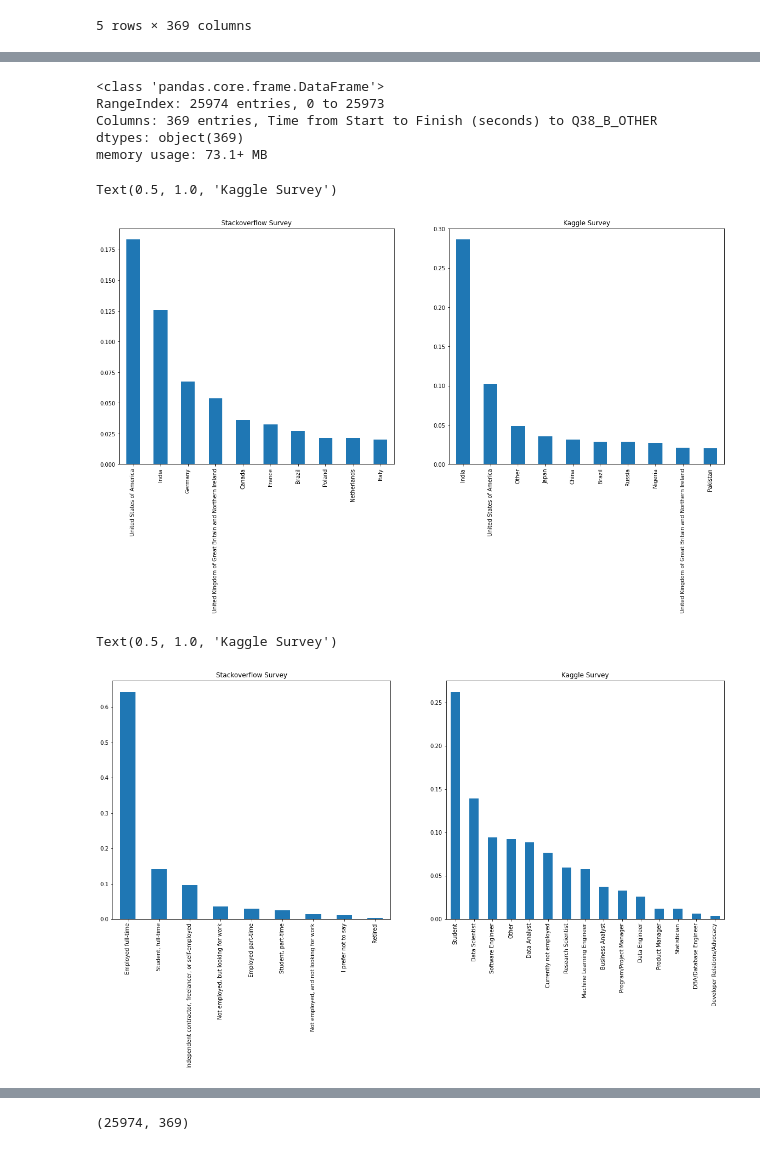
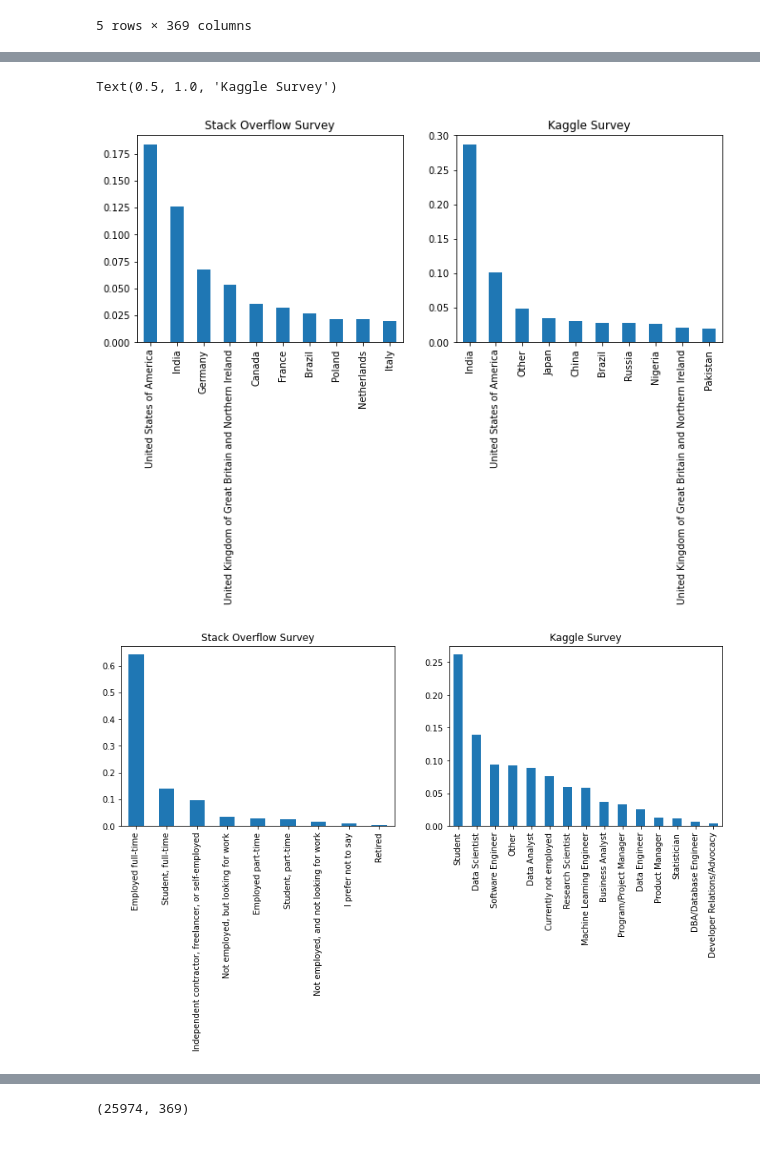
Before and after one commit to JosephArcila/Differences-from-Top-Data-Scientists, a Jupyter notebook: Untitled.ipynb, the cells around one changed output, grey strips where cells are left out. Drawn from its saved outputs; the diff is of its cells as text; code cells hidden in the pictures.

```diff
--- a/Untitled.ipynb
+++ b/Untitled.ipynb
@@ -33,5 +28,5 @@ from matplotlib import rcParams
 import seaborn as sns
 warnings.simplefilter(action="ignore", category=FutureWarning)
 # %%
-stackover = pd.read_csv('datasets/stackover_anudevsurv_2021/survey_results_public.csv')
-stackover_schema = pd.read_csv('datasets/stackover_anudevsurv_2021/survey_results_schema.csv')
+so = pd.read_csv('datasets/stackover_anudevsurv_2021/survey_results_public.csv')
+so_schema = pd.read_csv('datasets/stackover_anudevsurv_2021/survey_results_schema.csv')
@@ -124,42 +73,32 @@ missing_data
-# %%
-kaggle.info()
-# %% [output]
-<class 'pandas.core.frame.DataFrame'>
-RangeIndex: 25974 entries, 0 to 25973
-Columns: 369 entries, Time from Start to Finish (seconds) to Q38_B_OTHER
-dtypes: object(369)
-memory usage: 73.1+ MB
 # %%
-fig, (ax1, ax2) = plt.subplots(1,2, figsize=(20,8))
+fig, (ax1, ax2) = plt.subplots(1,2, figsize=(11,4))
 
 plt.subplot(1, 2, 1)
-count_vals = stackover['Country'].value_counts()
-(count_vals[:10]/stackover.shape[0]).plot(kind="bar", ax=ax1);
-ax1.set_title('Stackoverflow Survey')
-
+count_vals = so['Country'].value_counts()
+(count_vals[:10]/so.shape[0]).plot(kind="bar", ax=ax1);
+ax1.set_title('Stack Overflow Survey')
 
 plt.subplot(1, 2, 2)
 count_vals = kaggle['Q3'].value_counts()
 (count_vals[:10]/kaggle.shape[0]).plot(kind="bar", ax=ax2);
 ax2.set_title('Kaggle Survey')
 # %% [output]
 Text(0.5, 1.0, 'Kaggle Survey')
-[figure, old version]
+[figure, new version]
 # %%
-fig, (ax1, ax2) = plt.subplots(1,2, figsize=(20,8))
+fig, (ax1, ax2) = plt.subplots(1,2, figsize=(13,4))
 
 plt.subplot(1, 2, 1)
-status_vals = stackover['Employment'].value_counts()
-(status_vals/stackover.shape[0]).plot(kind="bar", ax=ax1);
-ax1.set_title('Stackoverflow Survey')
+status_vals = so['Employment'].value_counts()
+(status_vals/so.shape[0]).plot(kind="bar", ax=ax1);
+ax1.set_title('Stack Overflow Survey')
 
 plt.subplot(1, 2, 2)
 status_vals = kaggle['Q5'].value_counts()
 (status_vals[0:-1]/kaggle.shape[0]).plot(kind="bar", ax=ax2);
-ax2.set_title('Kaggle Survey')
+ax2.set_title('Kaggle Survey');
 # %% [output]
-Text(0.5, 1.0, 'Kaggle Survey')
-[figure, old version]
+[figure, new version]
 # %%
 comp_order = ['$0-999', '1,000-1,999', '2,000-2,999', '3,000-3,999', '4,000-4,999', '5,000-7,499', '7,500-9,999',
               '10,000-14,999', '15,000-19,999', '20,000-24,999', '25,000-29,999', '30,000-39,999', '40,000-49,999',
```
Also changed, not shown: parts of 151 cells of this notebook.
